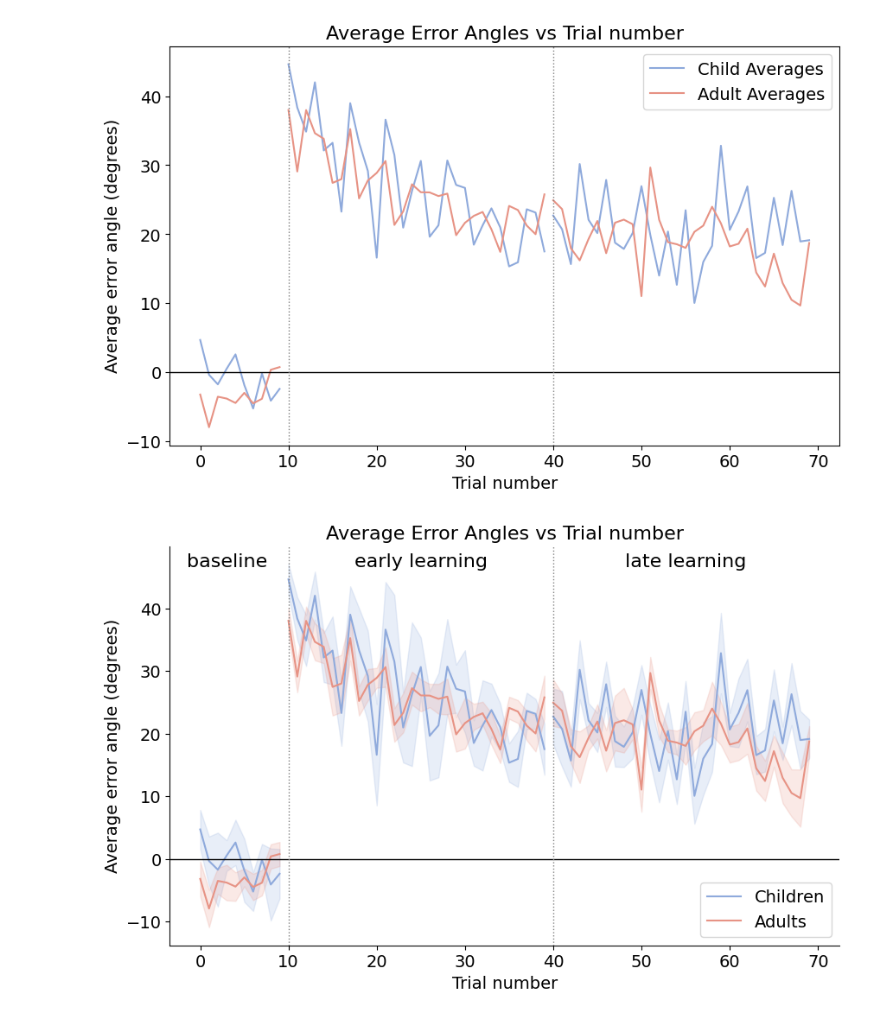
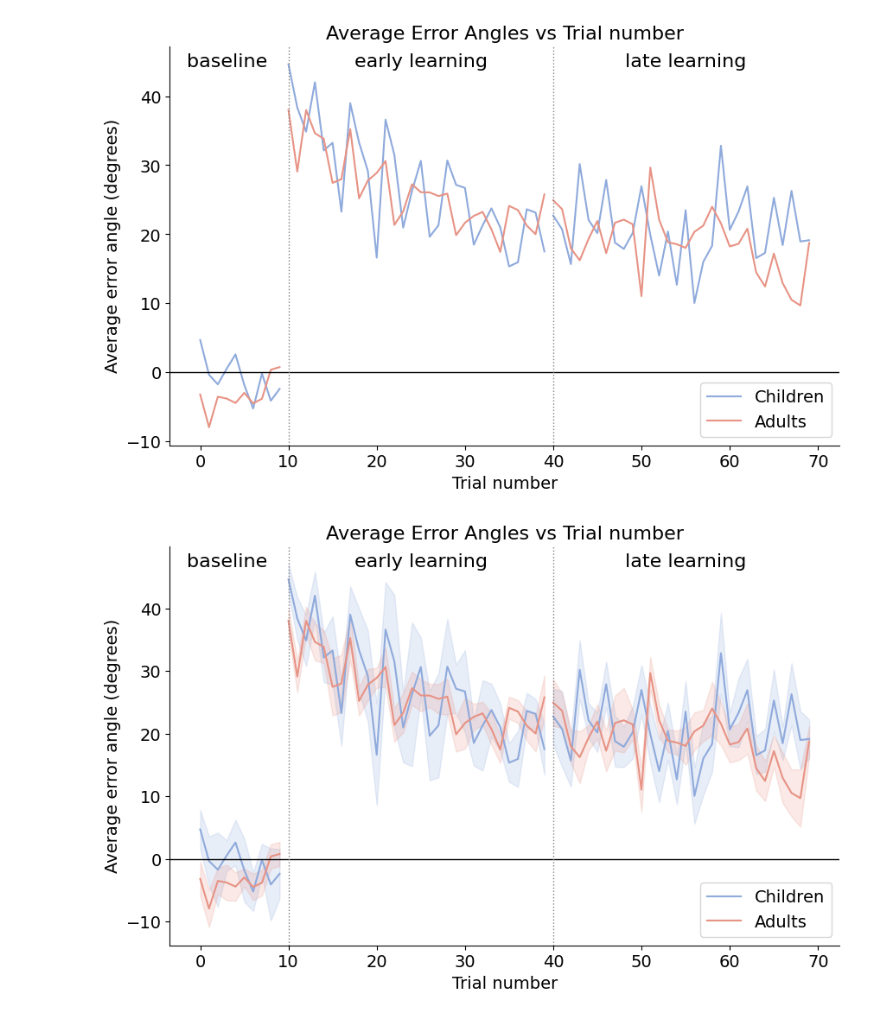
Before and after one commit to siddiskid/IMM-Lab, a Jupyter notebook: figures.ipynb, the cells around one changed output. Drawn from its saved outputs; the diff is of its cells as text; code cells hidden in the pictures.

```diff
--- a/figures.ipynb
+++ b/figures.ipynb
@@ -58,38 +58,44 @@ adult_segment1_y = adult_avgs[0:10]
 adult_segment2_x = x_indices[10:40]
 adult_segment2_y = adult_avgs[10:40]
 adult_segment3_x = x_indices[40:70]
 adult_segment3_y = adult_avgs[40:70]
 
 child_plot_color = "#8faadc"
 adult_plot_color = "#e79385"
 
 plt.figure(figsize=(10, 6))
 
-plt.plot(child_segment1_x, child_segment1_y, label='Child Averages', color=child_plot_color)
+plt.plot(child_segment1_x, child_segment1_y, label='Children', color=child_plot_color)
 plt.plot(child_segment2_x, child_segment2_y, color=child_plot_color, label='_nolegend_')
 plt.plot(child_segment3_x, child_segment3_y, color=child_plot_color, label='_nolegend_')
 
-plt.plot(adult_segment1_x, adult_segment1_y, label='Adult Averages', color=adult_plot_color)
+plt.plot(adult_segment1_x, adult_segment1_y, label='Adults', color=adult_plot_color)
 plt.plot(adult_segment3_x, adult_segment3_y, color=adult_plot_color, label='_nolegend_')
 plt.plot(adult_segment2_x, adult_segment2_y, color=adult_plot_color, label='_nolegend_')
 
-# Add solid horizontal line at y=0
 plt.axhline(y=0, color='black', linestyle='-', linewidth=1)
 
-# Add dotted vertical lines at break points (10 and 40)
 plt.axvline(x=10, color='gray', linestyle=':', linewidth=1)
 plt.axvline(x=40, color='gray', linestyle=':', linewidth=1)
+
+plt.text(3, plt.ylim()[1]*0.98, 'baseline', ha='center', va='top', fontsize=16)
+plt.text(25, plt.ylim()[1]*0.98, 'early learning', ha='center', va='top', fontsize=16)
+plt.text(55, plt.ylim()[1]*0.98, 'late learning', ha='center', va='top', fontsize=16)
 
 plt.title('Average Error Angles vs Trial number', fontsize=16)
 plt.xlabel('Trial number', fontsize=14)
 plt.ylabel('Average error angle (degrees)', fontsize=14)
 plt.xticks(fontsize=14)
 plt.yticks(fontsize=14)
 plt.legend(fontsize=14)
 
+ax = plt.gca()
+ax.spines['top'].set_visible(False)
+ax.spines['right'].set_visible(False)
+
 plt.show()
 # %% [output]
-[figure, old version]
+[figure, new version]
 # %%
 x_indices = np.arange(num_rows_to_process)
 
```
Also changed, not shown: parts of 1 cell of this notebook.
